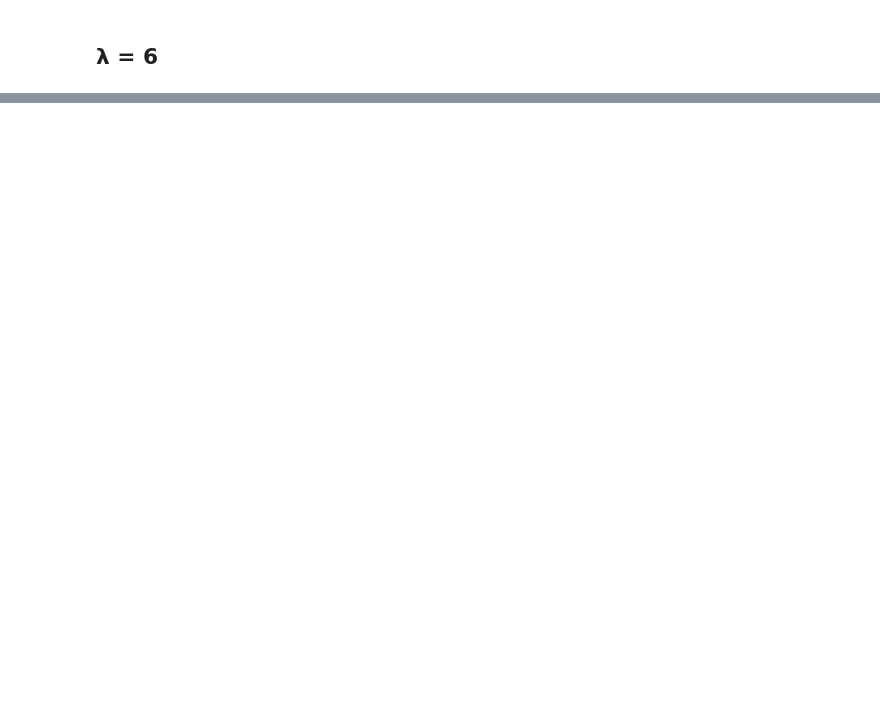
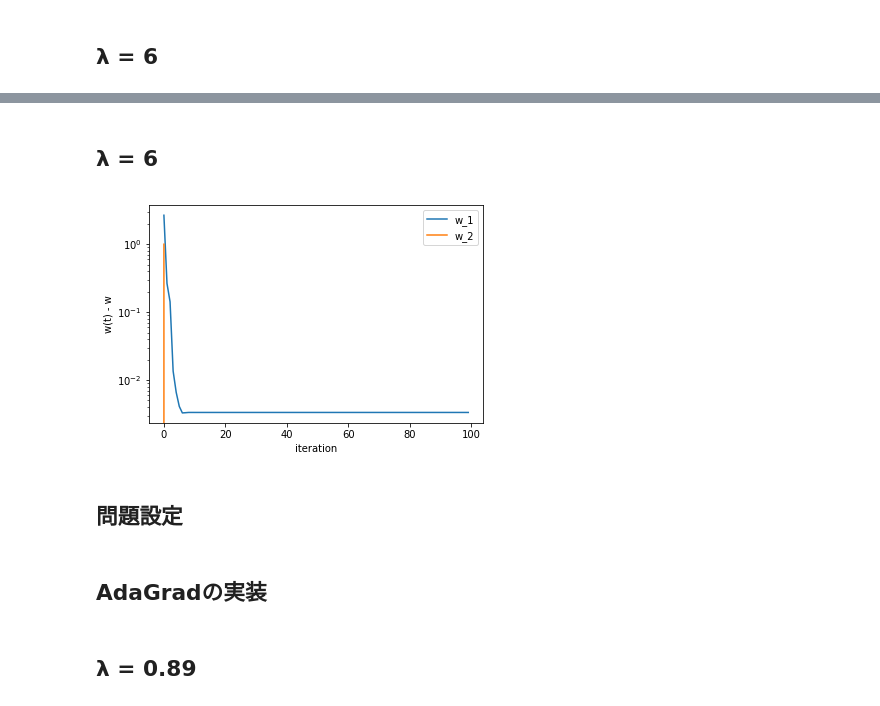
Before and after one commit to e5120/MachineLearning, a Jupyter notebook: problem2.ipynb, the cells around one changed output, grey strips where cells are left out. Cells and saved outputs as stored; diff of their text form; code cells hidden in the pictures; blank space fills up the shorter version.

```diff
--- a/problem2.ipynb
+++ b/problem2.ipynb
@@ -83,0 +136,11 @@ draw(np.abs(pg.weight_history - true_w))
+# %% [markdown]
+## λ = 6
+# %%
+apg = AcceleratedProximalGradient(lam=6)
+apg.train(A, mu, epochs=epochs)
+true_w = np.array([0.33, 0])
+draw(np.abs(apg.weight_history - true_w))
+# %% [output]
+[figure, added]
+# %% [markdown]
+## 問題設定
@@ -83,0 +152,2 @@ draw(np.abs(pg.weight_history - true_w))
+# %% [markdown]
+## AdaGradの実装
@@ -83,0 +187,2 @@ draw(np.abs(pg.weight_history - true_w))
+# %% [markdown]
+## λ = 0.89
```
Also changed, not shown: parts of 30 cells of this notebook.
